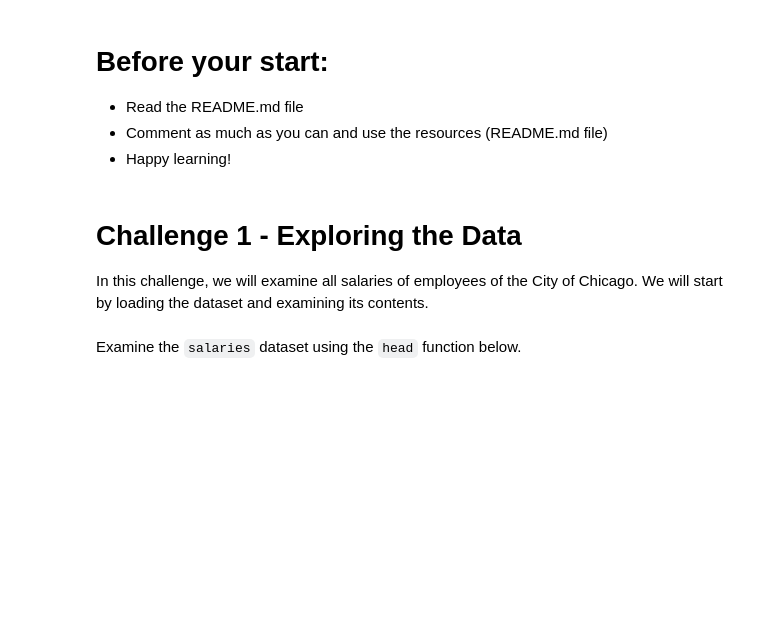
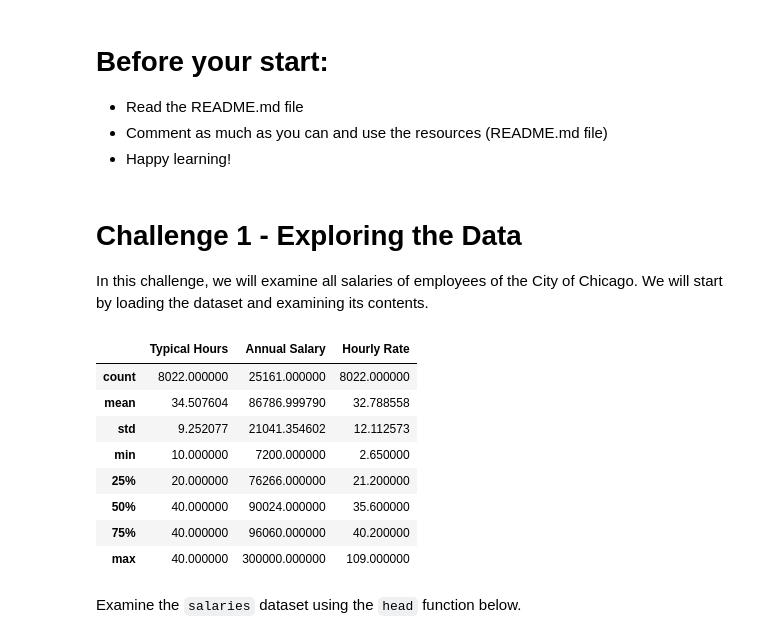
Before and after one commit to ta-data-lis/lab-hypothesis-testing-1, a Jupyter notebook: your-code/main.ipynb, the cells around one changed output. Saved outputs shown, nothing was run; the diff lists cells and outputs as text; code cells hidden in the pictures; blank space fills up the shorter version.

```diff
--- a/your-code/main.ipynb
+++ b/your-code/main.ipynb
@@ -11,6 +16,18 @@
 In this challenge, we will examine all salaries of employees of the City of Chicago. We will start by loading the dataset and examining its contents.
 # %%
 # Your code here:
+salaries = pd.read_csv('Current_Employee_Names__Salaries__and_Position_Titles.csv')
+salaries.describe()
+# %% [output]
+|  | Typical Hours | Annual Salary | Hourly Rate |
+| count | 8022.000000 | 25161.000000 | 8022.000000 |
+| mean | 34.507604 | 86786.999790 | 32.788558 |
+| std | 9.252077 | 21041.354602 | 12.112573 |
+| min | 10.000000 | 7200.000000 | 2.650000 |
+| 25% | 20.000000 | 76266.000000 | 21.200000 |
+| 50% | 40.000000 | 90024.000000 | 35.600000 |
+| 75% | 40.000000 | 96060.000000 | 40.200000 |
+| max | 40.000000 | 300000.000000 | 109.000000 |
 # %% [markdown]
 Examine the `salaries` dataset using the `head` function below.
 # %%
```
Also changed, not shown: parts of 22 cells of this notebook.
